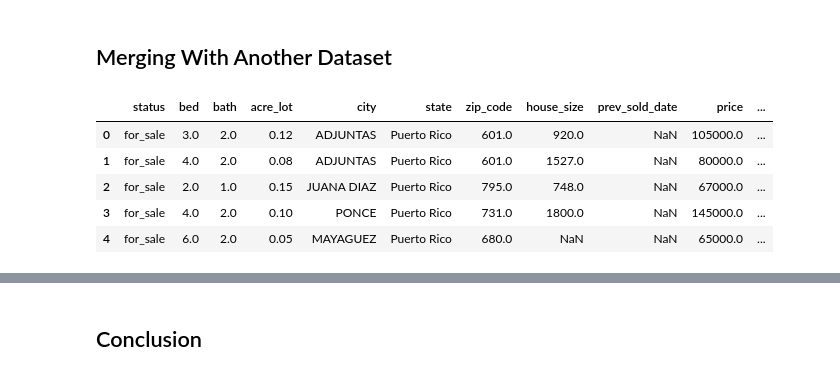
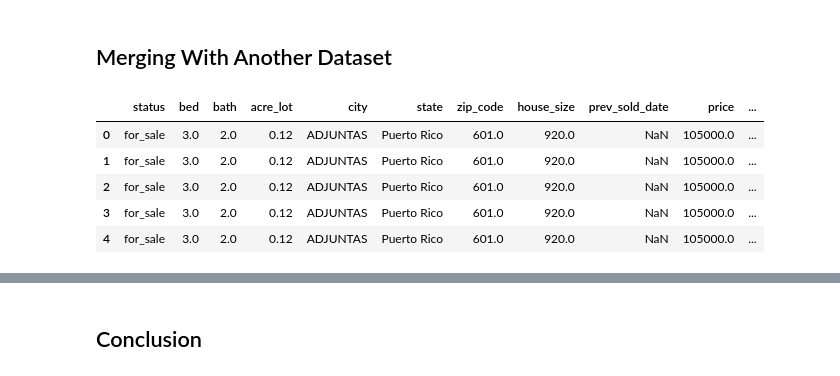
Before and after one commit to ECO225-W2024/project-one-code-S-O-Ahn, a Jupyter notebook: Project 1.ipynb, the cells around one changed output, grey strips where cells are left out. Saved outputs shown, nothing was run; the diff lists cells and outputs as text; code cells hidden in the pictures.

```diff
--- a/Project 1.ipynb
+++ b/Project 1.ipynb
@@ -294,45 +297,34 @@ F.5 iii) depicts the average ‘log_price’ response to an increase in ‘bath
 F.5 iv) represents the average ‘log_price’ response to an increase in ‘bed’. This subfigure has a very interesting shape compared to F.5 iii), contrary to the distributions which shared very similar qualities. F.5 iv) shows very sharp changes in average price for homes with different numbers of bedrooms, with the marginal value of an extra bedroom skyrocketing from 3 to 5. The strange changes in marginal log price presents an avenue for future research and discussion. Perhaps 5 bedrooms is the reasonable limit for urban residences?
 # %% [markdown]
 ## Merging With Another Dataset
-# %%
-#importing walkability dataset
-walkability = pd.read_csv("EPA_SmartLocationDatabase_V3_Jan_2021_Final.csv")
-df_walkability = walkability.copy()
-
-#importing dataset that allows conversion of zipcode and city to census tract
-converter = pd.read_csv("ZIP_TRACT_122023.csv")
-df_converter = converter.copy()
-
-
-#adjusting city names for merging
-df['city'] = df['city'].str.upper()
-
-# Renaming columns in df_converter to match those in df for a consistent merge
-df_converter.rename(columns={'USPS_ZIP_PREF_CITY': 'city', 'ZIP': 'zip_code'}, inplace=True)
-
-# Merging the DataFrames on 'city' and 'zip_code'
-merged_df = pd.merge(df, df_converter[['city', 'zip_code', 'TRACT']], on=['city', 'zip_code'], how='left')
-
-# Assuming you want the result in the original df, you can copy the TRACT column from merged_df to df
-df['TRACT'] = merged_df['TRACT'].astype('Int64').astype(str)
-
-df_walkability['STATEFP'] = df_walkability['STATEFP'].astype(str).str.zfill(2)
-df_walkability['COUNTYFP'] = df_walkability['COUNTYFP'].astype(str).str.zfill(3)
-df_walkability['TRACTCE'] = df_walkability['TRACTCE'].astype(str).str.zfill(6)
-
-#creating a FIPS code for the census tracts in walkability dataset
-df_walkability['TRACT'] = df_walkability['STATEFP'] + df_walkability['COUNTYFP'] + df_walkability['TRACTCE']
-
-# Merging the new df with the walkability score
-merged_df_2 = pd.merge(df, df_walkability[['TRACT','NatWalkInd']], on=['TRACT'], how='left')
-
-df['walk'] = merged_df_2['NatWalkInd']
-
-df.head()
-# %% [output]
-|  | status | bed | bath | acre_lot | city | state | zip_code | house_size | prev_sold_date | price | ... |
-| 0 | for_sale | 3.0 | 2.0 | 0.12 | ADJUNTAS | Puerto Rico | 601.0 | 920.0 | NaN | 105000.0 | ... |
-| 1 | for_sale | 4.0 | 2.0 | 0.08 | ADJUNTAS | Puerto Rico | 601.0 | 1527.0 | NaN | 80000.0 | ... |
-| 2 | for_sale | 2.0 | 1.0 | 0.15 | JUANA DIAZ | Puerto Rico | 795.0 | 748.0 | NaN | 67000.0 | ... |
-| 3 | for_sale | 4.0 | 2.0 | 0.10 | PONCE | Puerto Rico | 731.0 | 1800.0 | NaN | 145000.0 | ... |
-| 4 | for_sale | 6.0 | 2.0 | 0.05 | MAYAGUEZ | Puerto Rico | 680.0 | NaN | NaN | 65000.0 | ... |
+# %%
+walkability = pd.read_csv("EPA_SmartLocationDatabase_V3_Jan_2021_Final.csv")
+converter = pd.read_csv("ZIP_TRACT_122023.csv")
+
+# Adjust city names for merging
+df['city'] = df['city'].str.upper()
+converter['USPS_ZIP_PREF_CITY'] = converter['USPS_ZIP_PREF_CITY'].str.upper()
+
+# Rename columns in the converter to match those in df for a consistent merge
+converter.rename(columns={'USPS_ZIP_PREF_CITY': 'city', 'ZIP': 'zip_code'}, inplace=True)
+
+# Merge the DataFrames on 'city' and 'zip_code'
+merged_df = pd.merge(df, converter[['city', 'zip_code', 'TRACT']], on=['city', 'zip_code'], how='left')
+merged_df['TRACT'] = merged_df['TRACT'].astype('Int64').astype(str)
+
+#Prepare the walkability DataFrame by creating a FIPS code
+walkability['TRACT'] = walkability['STATEFP'].astype(str).str.zfill(2) + walkability['COUNTYFP'].astype(str).str.zfill(3) + walkability['TRACTCE'].astype(str).str.zfill(6)
+walkability['TRACT'] = walkability['TRACT'].astype('Int64').astype(str)
+
+#Merge the new df with the walkability score based on TRACT
+final_df = pd.merge(merged_df, walkability[['TRACT', 'NatWalkInd']], on='TRACT', how='left')
+
+#Display the first few rows of the final DataFrame
+final_df.head()
+# %% [output]
+|  | status | bed | bath | acre_lot | city | state | zip_code | house_size | prev_sold_date | price | ... |
+| 0 | for_sale | 3.0 | 2.0 | 0.12 | ADJUNTAS | Puerto Rico | 601.0 | 920.0 | NaN | 105000.0 | ... |
+| 1 | for_sale | 3.0 | 2.0 | 0.12 | ADJUNTAS | Puerto Rico | 601.0 | 920.0 | NaN | 105000.0 | ... |
+| 2 | for_sale | 3.0 | 2.0 | 0.12 | ADJUNTAS | Puerto Rico | 601.0 | 920.0 | NaN | 105000.0 | ... |
+| 3 | for_sale | 3.0 | 2.0 | 0.12 | ADJUNTAS | Puerto Rico | 601.0 | 920.0 | NaN | 105000.0 | ... |
+| 4 | for_sale | 3.0 | 2.0 | 0.12 | ADJUNTAS | Puerto Rico | 601.0 | 920.0 | NaN | 105000.0 | ... |
```
Also changed, not shown: parts of 3 cells of this notebook.
